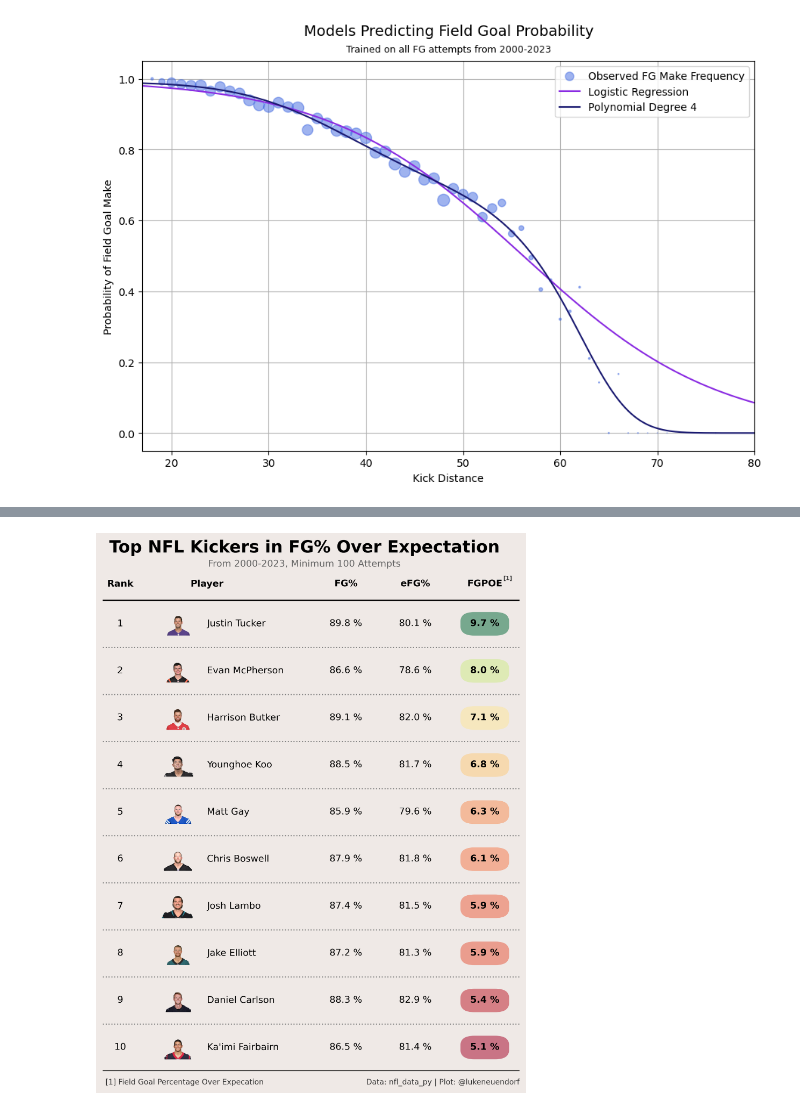
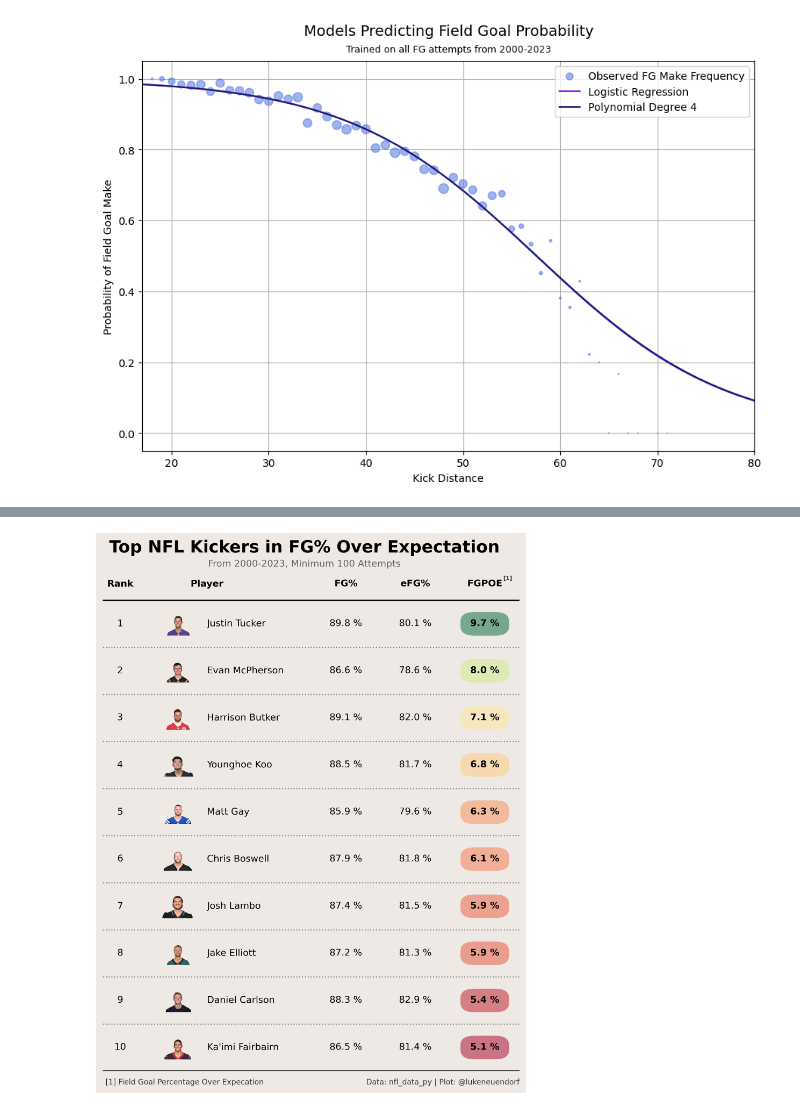
Before and after one commit to lneuendorf/fourth_down_app, a Jupyter notebook: notebooks/fg_proba.ipynb, the cells around one changed output, grey strips where cells are left out. Cells and saved outputs as stored; diff of their text form; code cells hidden in the pictures.

```diff
--- a/notebooks/fg_proba.ipynb
+++ b/notebooks/fg_proba.ipynb
@@ -21,11 +22,20 @@ pd.set_option('display.max_rows', None)
 pd.set_option('display.max_columns', None)
 pd.options.mode.copy_on_write = True
 # %%
-years = range(2000, 2024)
+years = range(2009, 2024)
 # %%
 for year in years:
     if not os.path.exists(f'../.cache/pbp/season={year}'):
         nfl.cache_pbp(years=[year], alt_path='../.cache/pbp', downcast=True)
 
 df_pbp = nfl.import_pbp_data(years, cache=True, alt_path='../.cache/pbp')
+
+df_schedules = nfl.import_schedules(years)
+
+df_stadiums_locs = pd.read_csv('../data/stadiums.csv')[['stadium_id','lat','lon','timezone']]
+
+df_elevations = pd.read_csv('../data/stadium_elevation.csv')
+
+cols = ['season','player_id','player_name','years_exp','draft_number','age']
+df_rosters = nfl.import_seasonal_rosters(years)[cols]
 # %% [output]
@@ -180,7 +235,7 @@ model = LogisticRegression()
 model.fit(X, y)
 
 # Fit polynomial logistic regression model
-degree = 4
+degree = 1
 model_poly_4 = make_pipeline(PolynomialFeatures(degree), LogisticRegression())
 model_poly_4.fit(X, y)
 
@@ -205,34 +260,34 @@ ax.plot(x_values, y_values, color='blueviolet', label='Logistic Regression')
 # Plot polynomial logistic regression predictions
 y_values = model_poly_4.predict_proba(x_values.reshape(-1,1))[:,1]
 ax.plot(x_values, y_values, color='midnightblue', label='Polynomial Degree 4')
 
 # Set labels, title, and legend
 ax.set_xlabel('Kick Distance')
 ax.set_ylabel('Probability of Field Goal Make')
 ax.set_title('Models Predicting Field Goal Probability', y=1.05, fontsize=14)
 
 # add smaller text below title
 ax.text(0.5, 1.03, 'Trained on all FG attempts from 2000-2023', horizontalalignment='center', verticalalignment='center', transform=ax.transAxes, fontsize=9)
 
 # Set legend
 ax.legend()
 
 # Send gridlines to the back
 ax.set_axisbelow(True)
 
 # Limit x axis to 17 to 80
 ax.set_xlim([17, 80])
 
 # Add gridlines
 ax.grid()
 
 # Show the plot
 plt.tight_layout(rect=[0, 0, 1, 0.98])  # Adjust layout to make room for subtitle
 plt.show()
 
 fig.savefig('../images/logit_and_poly_fg_model_fits.png', bbox_inches='tight', dpi=300)
 # %% [output]
-[figure, old version]
+[figure, new version]
 # %%
 df_fg['fg_proba'] = model_poly_4.predict_proba(df_fg[['kick_distance']])[:,1]
 # %%
```
Also changed, not shown: parts of 12 cells of this notebook, 5 other files.
